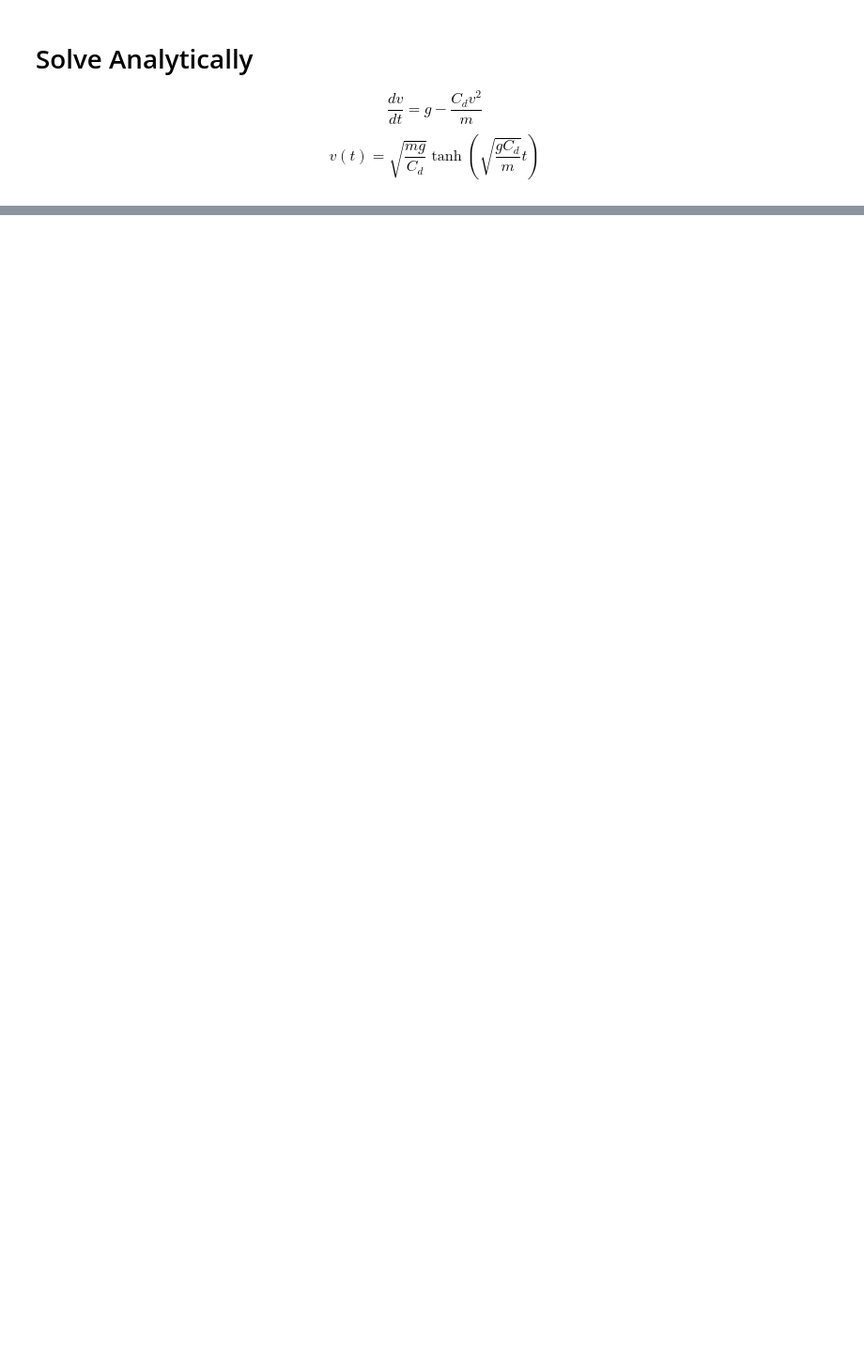
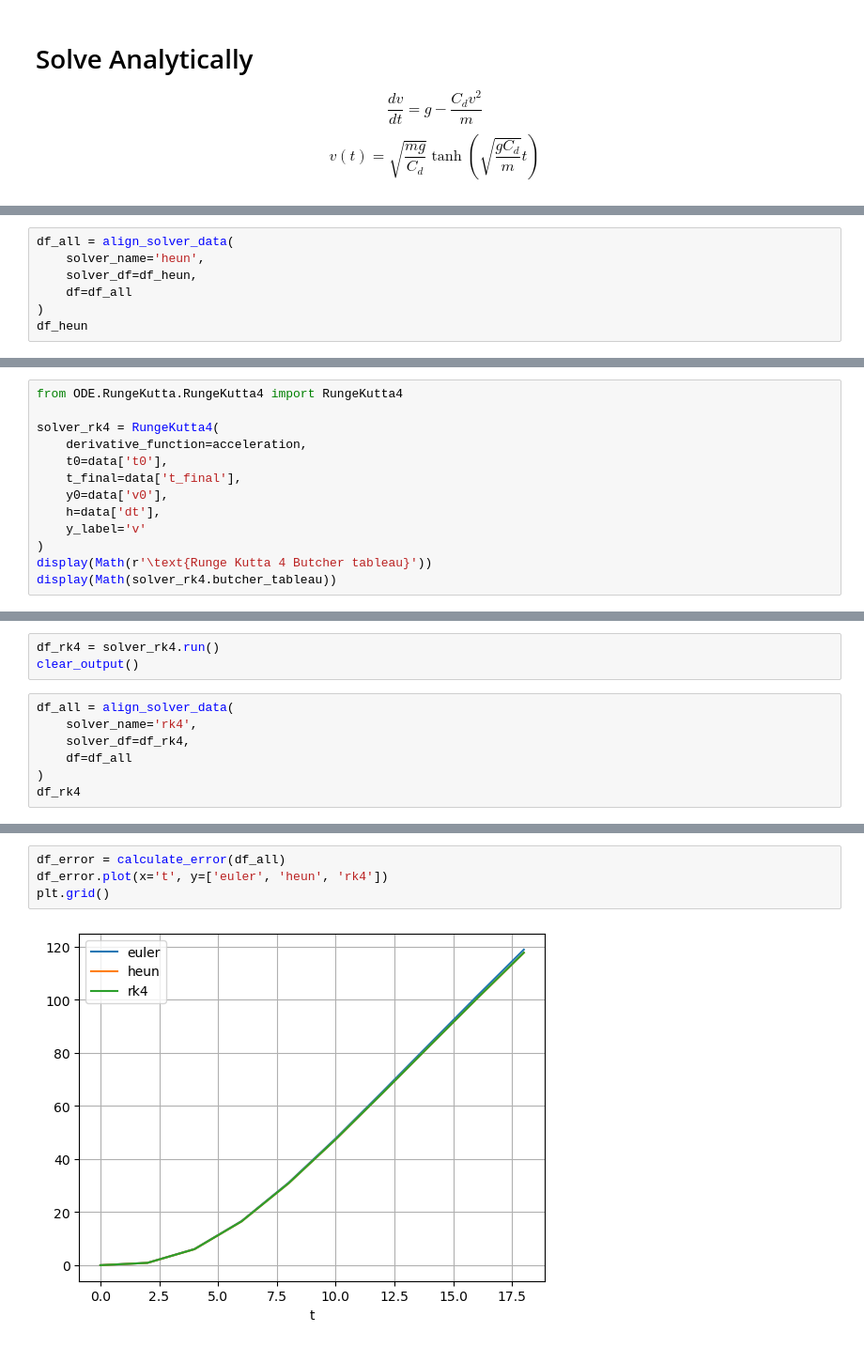
Before and after one commit to hasan-alj88/NumericalMethods, a Jupyter notebook: Examples/ODE.ipynb, the cells around one changed output, grey strips where cells are left out. Shown at 94% size. Saved outputs shown, nothing was run; the diff lists cells and outputs as text; blank space fills up the shorter version.

```diff
--- a/Examples/ODE.ipynb
+++ b/Examples/ODE.ipynb
@@ -119,0 +179,7 @@ euler_solver_df
+# %%
+df_all = align_solver_data(
+    solver_name='heun',
+    solver_df=df_heun,
+    df=df_all
+)
+df_heun
@@ -119,0 +201,13 @@ euler_solver_df
+# %%
+from ODE.RungeKutta.RungeKutta4 import RungeKutta4
+
+solver_rk4 = RungeKutta4(
+    derivative_function=acceleration,
+    t0=data['t0'],
+    t_final=data['t_final'],
+    y0=data['v0'],
+    h=data['dt'],
+    y_label='v'
+)
+display(Math(r'\text{Runge Kutta 4 Butcher tableau}'))
+display(Math(solver_rk4.butcher_tableau))
@@ -119,0 +224,10 @@ euler_solver_df
+# %%
+df_rk4 = solver_rk4.run()
+clear_output()
+# %%
+df_all = align_solver_data(
+    solver_name='rk4',
+    solver_df=df_rk4,
+    df=df_all
+)
+df_rk4
@@ -119,0 +247,6 @@ euler_solver_df
+# %%
+df_error = calculate_error(df_all)
+df_error.plot(x='t', y=['euler', 'heun', 'rk4'])
+plt.grid()
+# %% [output]
+[figure, added]
```
Also changed, not shown: parts of 24 cells of this notebook, 2 other files.
